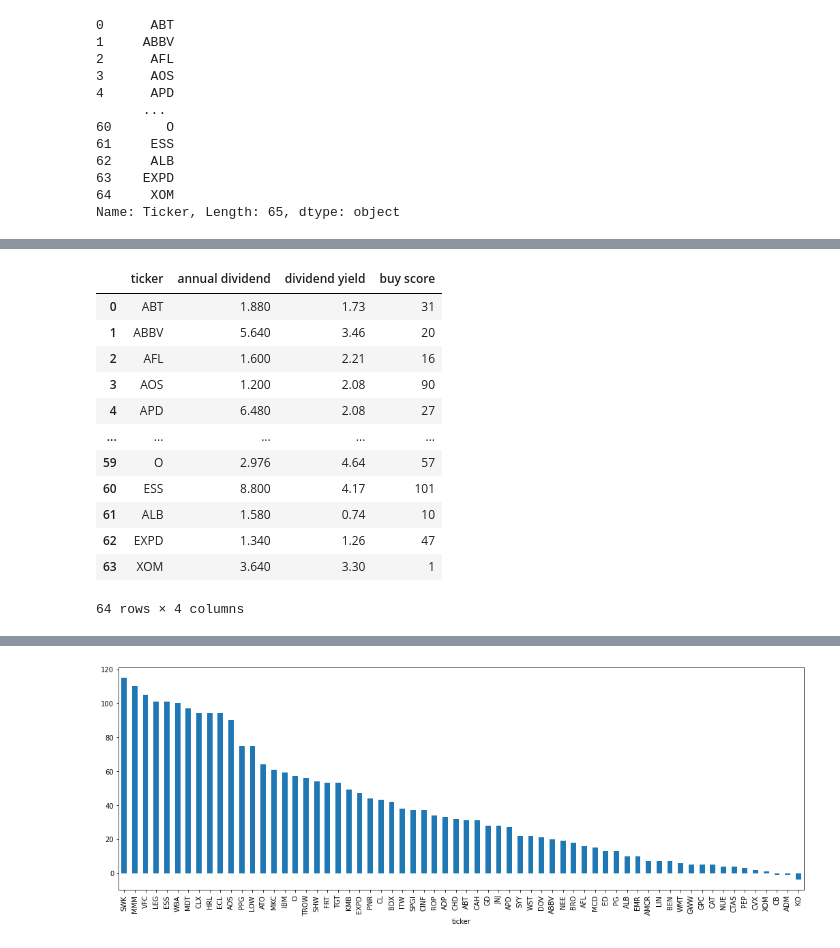
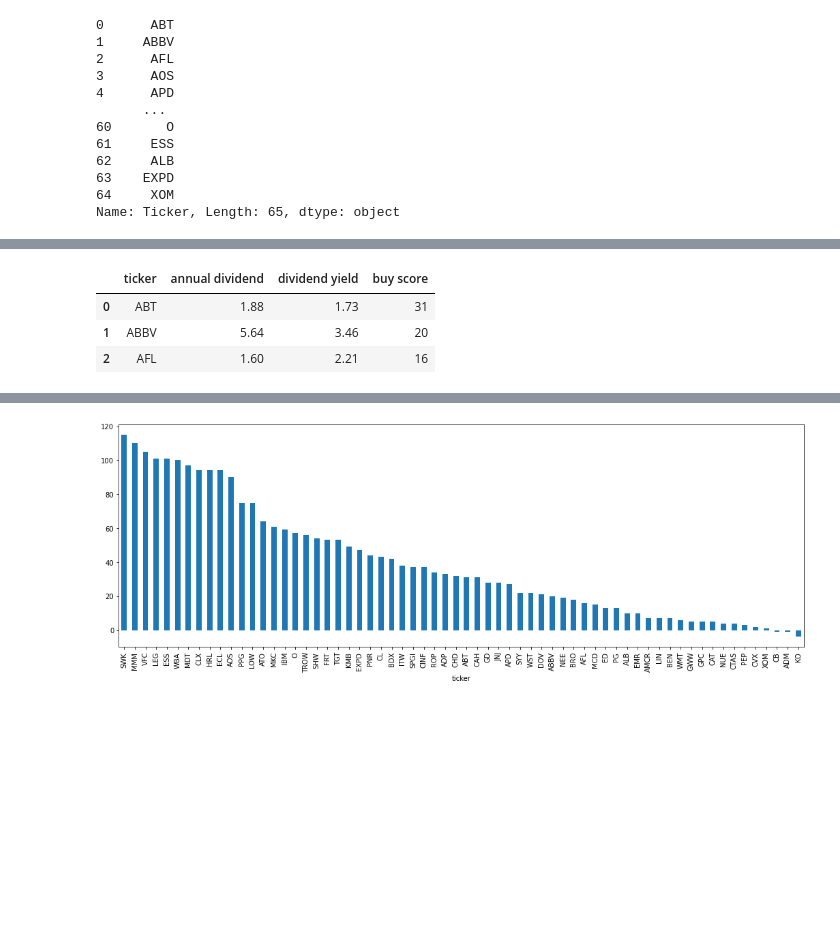
Before and after one commit to shawsk0723/dividend-investment, a Jupyter notebook: 02_Dividend_Invest_App.ipynb, the cells around one changed output, grey strips where cells are left out. Cells and saved outputs as stored; diff of their text form; code cells hidden in the pictures; blank space fills up the shorter version.

```diff
--- a/02_Dividend_Invest_App.ipynb
+++ b/02_Dividend_Invest_App.ipynb
@@ -57,7 +56,8 @@ ticker = O
 # %%
 import pandas as pd
 # %%
-stock_df=  pd.read_excel('dividend_aristocrats.xlsx')
+STOCK_FILE_NAME = 'dividend_aristocrats.xlsx'
+stock_df=  pd.read_excel(STOCK_FILE_NAME)
 stock_df.head(3)
 # %% [output]
 |  | Ticker | Name | Sector | Price | Dividend Yield | Years of Dividend Increases | 1-Year Dividend Growth | ... |
@@ -163,19 +131,10 @@ result = pd.DataFrame({'ticker': new_tickers,
                             'dividend yield': cur_div_yields,
                             'buy score': buy_scores})
 # %%
-result
+result.head(3)
 # %% [output]
 |  | ticker | annual dividend | dividend yield | buy score |
-| 0 | ABT | 1.880 | 1.73 | 31 |
-| 1 | ABBV | 5.640 | 3.46 | 20 |
-| 2 | AFL | 1.600 | 2.21 | 16 |
-| 3 | AOS | 1.200 | 2.08 | 90 |
-| 4 | APD | 6.480 | 2.08 | 27 |
-| ... | ... | ... | ... | ... |
-| 59 | O | 2.976 | 4.64 | 57 |
-| 60 | ESS | 8.800 | 4.17 | 101 |
-| 61 | ALB | 1.580 | 0.74 | 10 |
-| 62 | EXPD | 1.340 | 1.26 | 47 |
-| 63 | XOM | 3.640 | 3.30 | 1 |
+| 0 | ABT | 1.88 | 1.73 | 31 |
+| 1 | ABBV | 5.64 | 3.46 | 20 |
+| 2 | AFL | 1.60 | 2.21 | 16 |
-64 rows × 4 columns
 # %%
```
Also changed, not shown: parts of 23 cells of this notebook.
